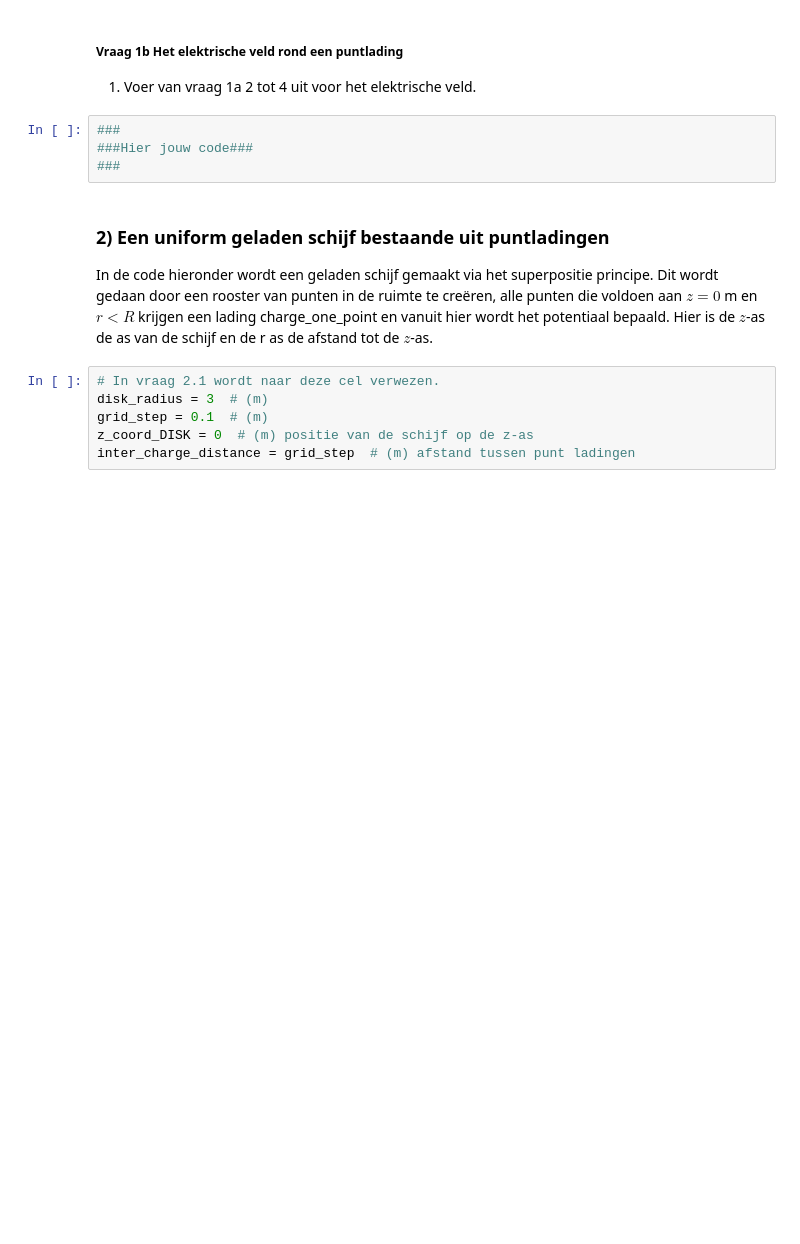
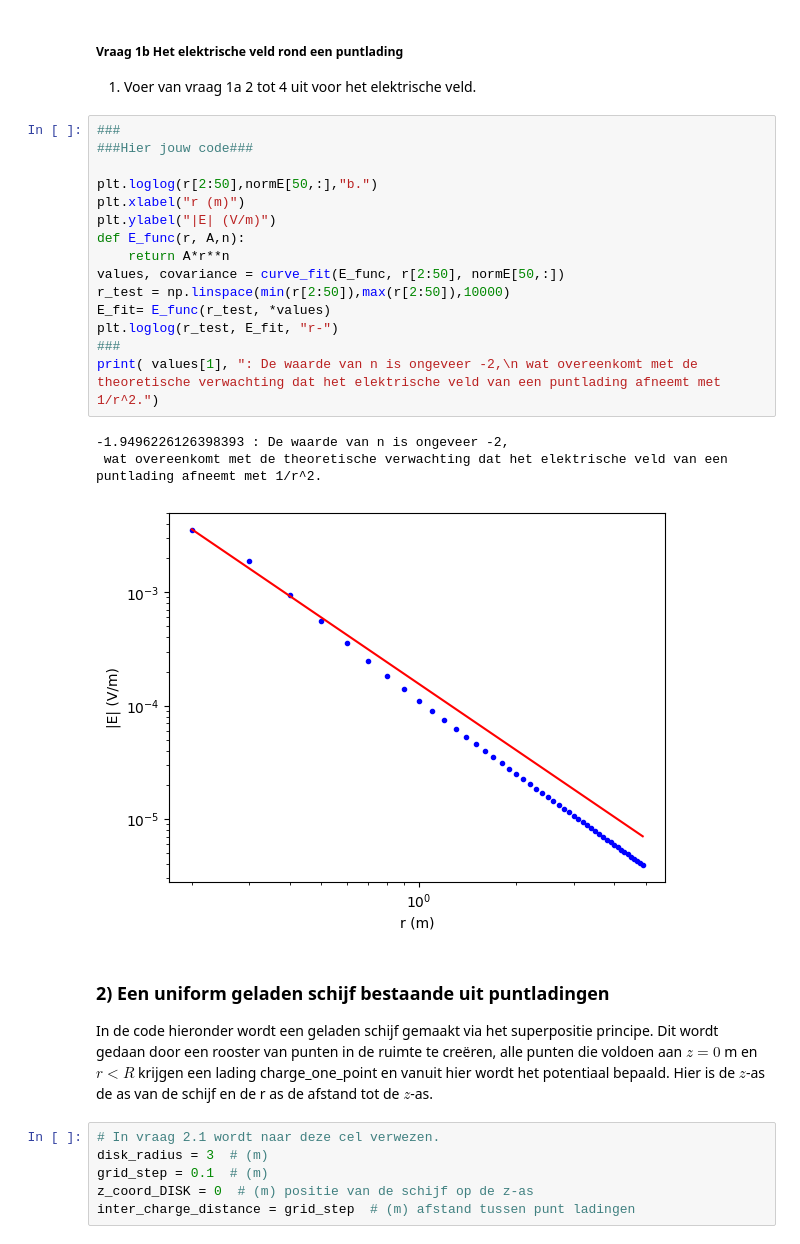
Before and after one commit to Daan401/DEF-repo, a Jupyter notebook: DigitaleOntwerpopdrachten/1CondensatorOpdracht/CondensatorOntwerpopdracht.ipynb, the cells around one changed output. Cells and saved outputs as stored; diff of their text form; blank space fills up the shorter version.

```diff
--- a/DigitaleOntwerpopdrachten/1CondensatorOpdracht/CondensatorOntwerpopdracht.ipynb
+++ b/DigitaleOntwerpopdrachten/1CondensatorOpdracht/CondensatorOntwerpopdracht.ipynb
@@ -96,7 +117,22 @@ plot_results_pt_charge_at_origin(Ez, Er, normE, V, r, z, grid_step)
 # %%
 ###
 ###Hier jouw code###
+
+plt.loglog(r[2:50],normE[50,:],"b.")
+plt.xlabel("r (m)")
+plt.ylabel("|E| (V/m)")
+def E_func(r, A,n):
+    return A*r**n
+values, covariance = curve_fit(E_func, r[2:50], normE[50,:])
+r_test = np.linspace(min(r[2:50]),max(r[2:50]),10000)
+E_fit= E_func(r_test, *values)
+plt.loglog(r_test, E_fit, "r-")
 ###
+print( values[1], ": De waarde van n is ongeveer -2,\n wat overeenkomt met de theoretische verwachting dat het elektrische veld van een puntlading afneemt met 1/r^2.")
+# %% [output]
+-1.9496226126398393 : De waarde van n is ongeveer -2,
+ wat overeenkomt met de theoretische verwachting dat het elektrische veld van een puntlading afneemt met 1/r^2.
+[figure, added]
 # %% [markdown]
 ### 2) Een uniform geladen schijf bestaande uit puntladingen
 
```
Also changed, not shown: parts of 1 cell of this notebook.
